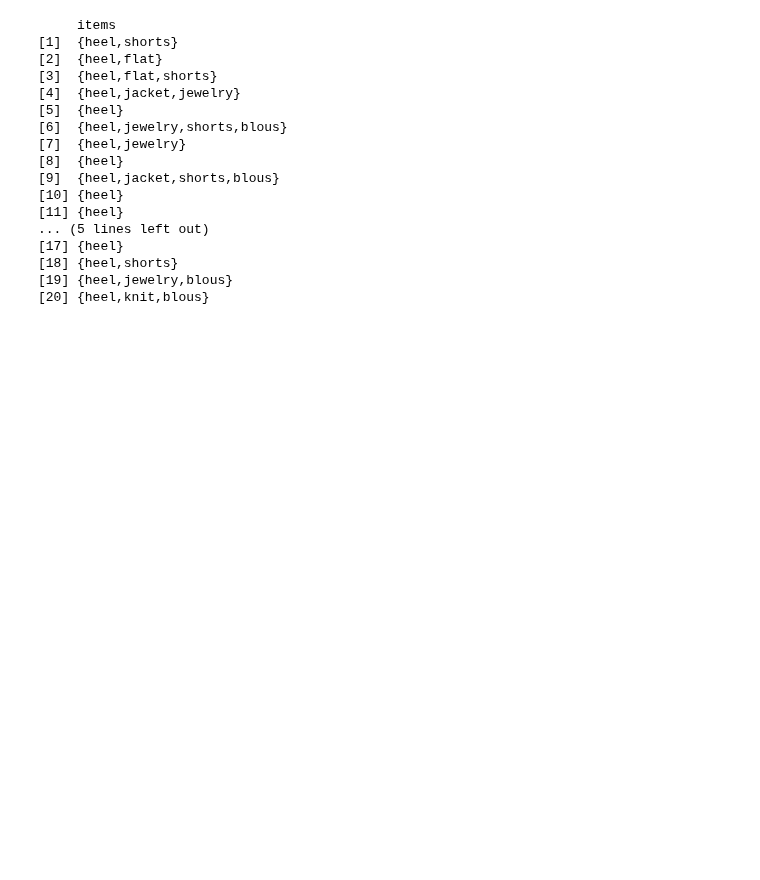
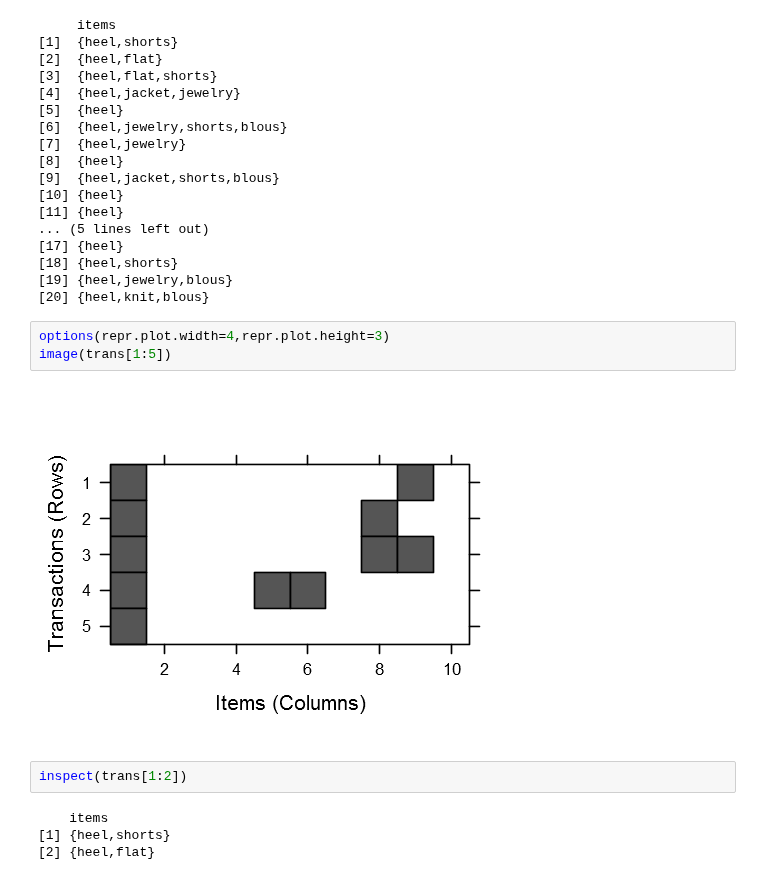
Before and after one commit to byungjun0689/DataScience, a Jupyter notebook: KMU/Second Semester/DataMining/1119_1126_Association Rule Mining/Association Rule Mining.ipynb, the cells around one changed output. Drawn from its saved outputs; the diff is of its cells as text; blank space fills up the shorter version.

```diff
--- a/KMU/Second Semester/DataMining/1119_1126_Association Rule Mining/Association Rule Mining.ipynb
+++ b/KMU/Second Semester/DataMining/1119_1126_Association Rule Mining/Association Rule Mining.ipynb
@@ -393,3 +386,14 @@ inspect(trans[1:20])
 [18] {heel,shorts}
 [19] {heel,jewelry,blous}
 [20] {heel,knit,blous}
+# %%
+options(repr.plot.width=4,repr.plot.height=3)
+image(trans[1:5])
+# %% [output]
+[figure, added]
+# %%
+inspect(trans[1:2])
+# %% [output]
+    items
+[1] {heel,shorts}
+[2] {heel,flat}
```
Also changed, not shown: parts of 9 cells of this notebook, 3 other files.
